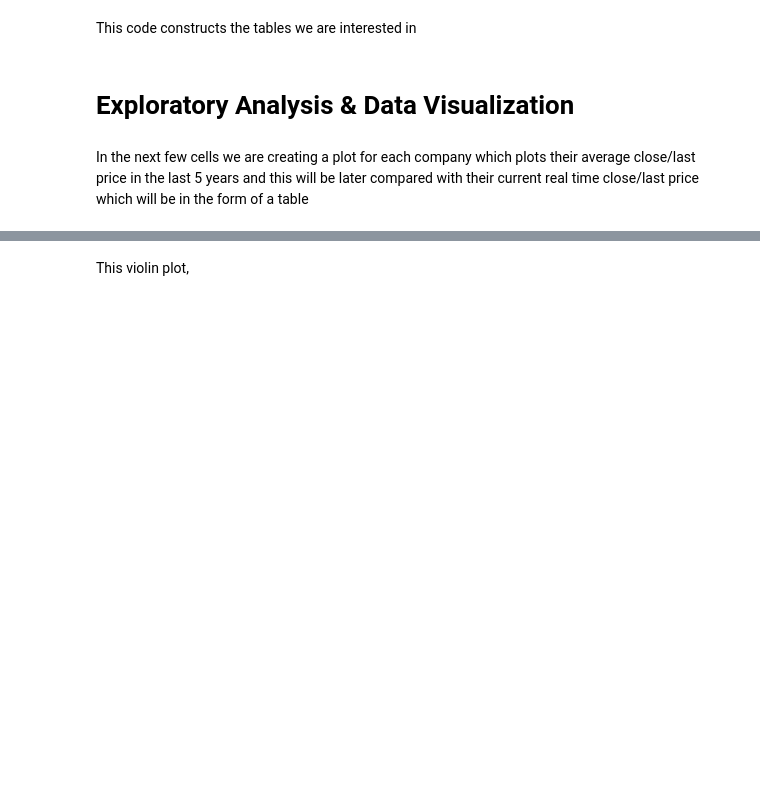
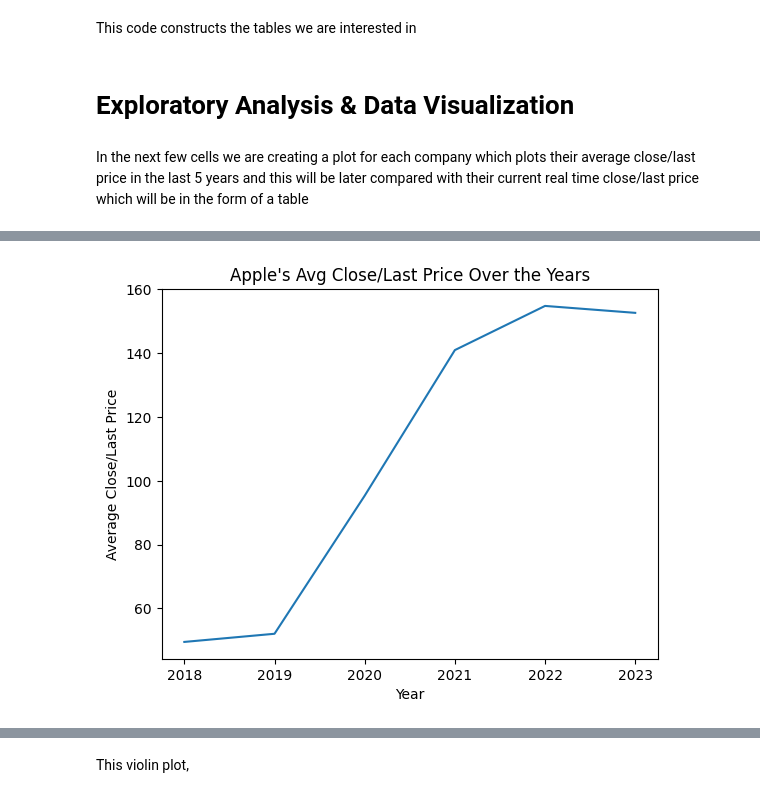
Before and after one commit to tejasking62/StockPricePredictor, a Jupyter notebook: 320 Final Project.ipynb, the cells around one changed output, grey strips where cells are left out. Saved outputs shown, nothing was run; the diff lists cells and outputs as text; code cells hidden in the pictures; blank space fills up the shorter version.

```diff
--- a/320 Final Project.ipynb
+++ b/320 Final Project.ipynb
@@ -404,10 +441,12 @@ plt.show()
 # %%
 # Creating the plot for Apple
-plt.plot(list(sorted(set(apple_years))), apple_avgs, color='blue')
+plt.plot(list(sorted(set(apple_years))), apple_avgs)
 plt.ylabel("Average Close/Last Price")
 plt.xlabel("Year")
 plt.title("Apple's Avg Close/Last Price Over the Years")
 plt.show()
+# %% [output]
+[figure, added]
 # %%
 # Creating the plot for Starbucks
 plt.plot(list(sorted(set(starbucks_years))), starbucks_avgs, color='red')
```
Also changed, not shown: parts of 47 cells of this notebook.
